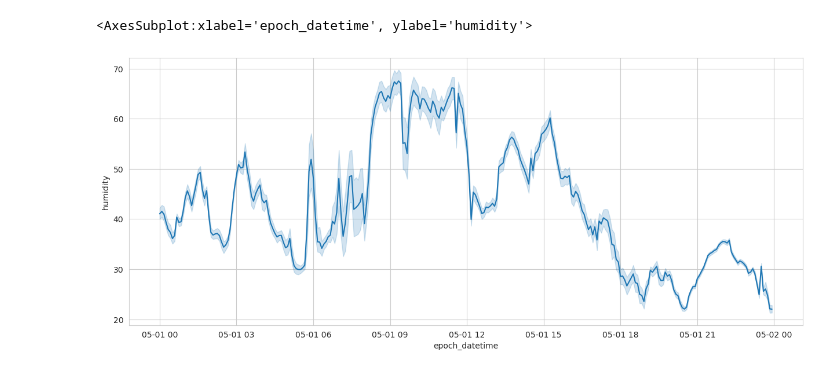
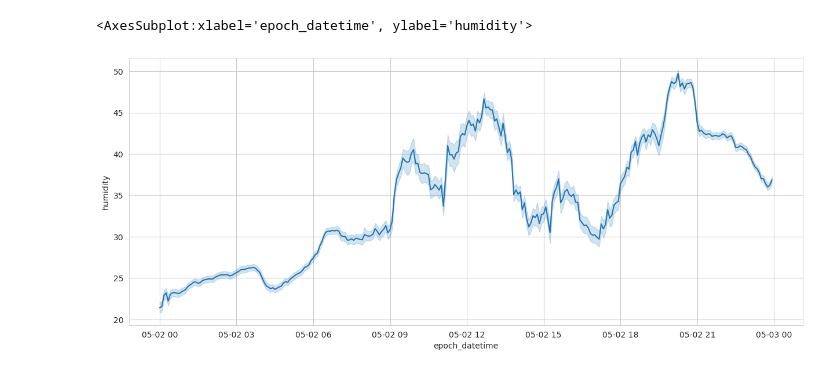
Before and after one commit to WHITSNAK/sta521_proj1, a Jupyter notebook: ryan_analysis - clean.ipynb, the cells around one changed output. Cells and saved outputs as stored; diff of their text form; code cells hidden in the pictures.

Commit message:
ts plot update

```diff
--- a/ryan_analysis - clean.ipynb
+++ b/ryan_analysis - clean.ipynb
@@ -15,10 +15,15 @@ df = pd.read_csv('data/sonoma_data_clean.csv', parse_dates=['epoch_datetime'])
 # %%
 df = df.reset_index()
 # %%
-subset = df[df.epoch_datetime.dt.to_period('D')=='2004-05-01']
+subset = df[df.epoch_datetime.dt.to_period('D')=='2004-05-02']
+
+fig, ax = plt.subplots(figsize=(15, 6))
+sns.lineplot(data=subset, y='humidity', x='epoch_datetime', ax=ax)
+# %% [output]
+<AxesSubplot:xlabel='epoch_datetime', ylabel='humidity'>
+[figure, added]
 # %%
+subset = df[(df.epoch_datetime.dt.to_period('D')>='2004-05-01')&(df.epoch_datetime.dt.to_period('D')<='2004-05-30')]
+
 fig, ax = plt.subplots(figsize=(15, 6))
-sns.lineplot(data=subset, y='humidity', x='epoch_datetime', ax=ax)
+sns.lineplot(data=subset, y='humid_temp', x='epoch_datetime', ax=ax)
-# %% [output]
-<AxesSubplot:xlabel='epoch_datetime', ylabel='humidity'>
-[figure, removed]
```
